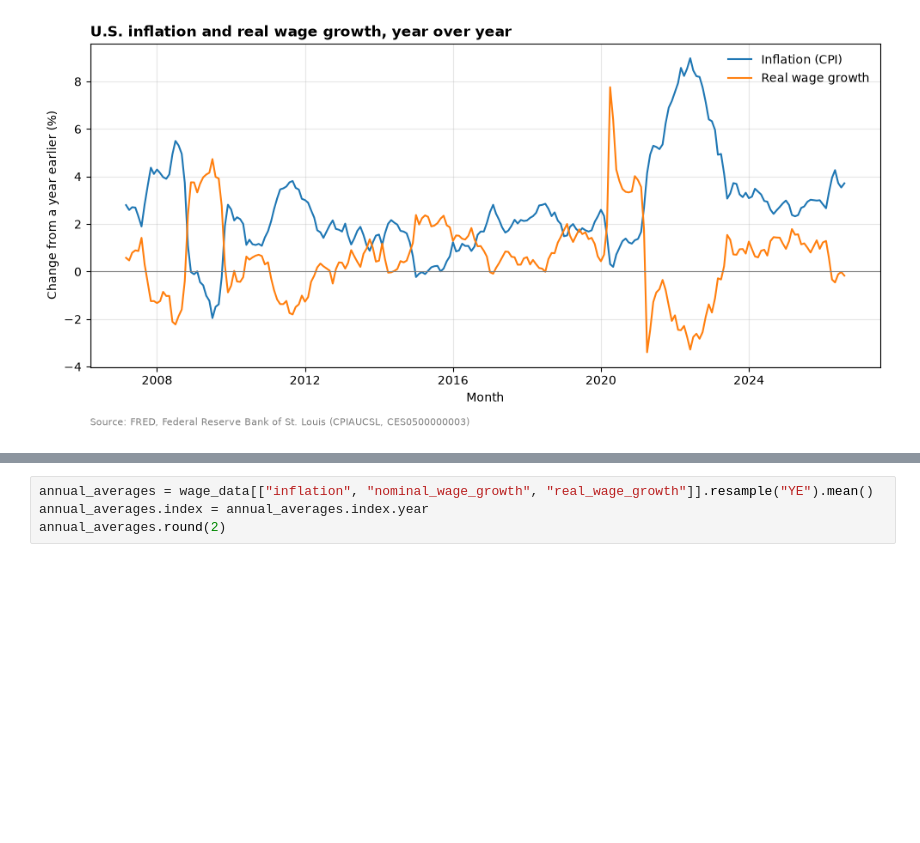
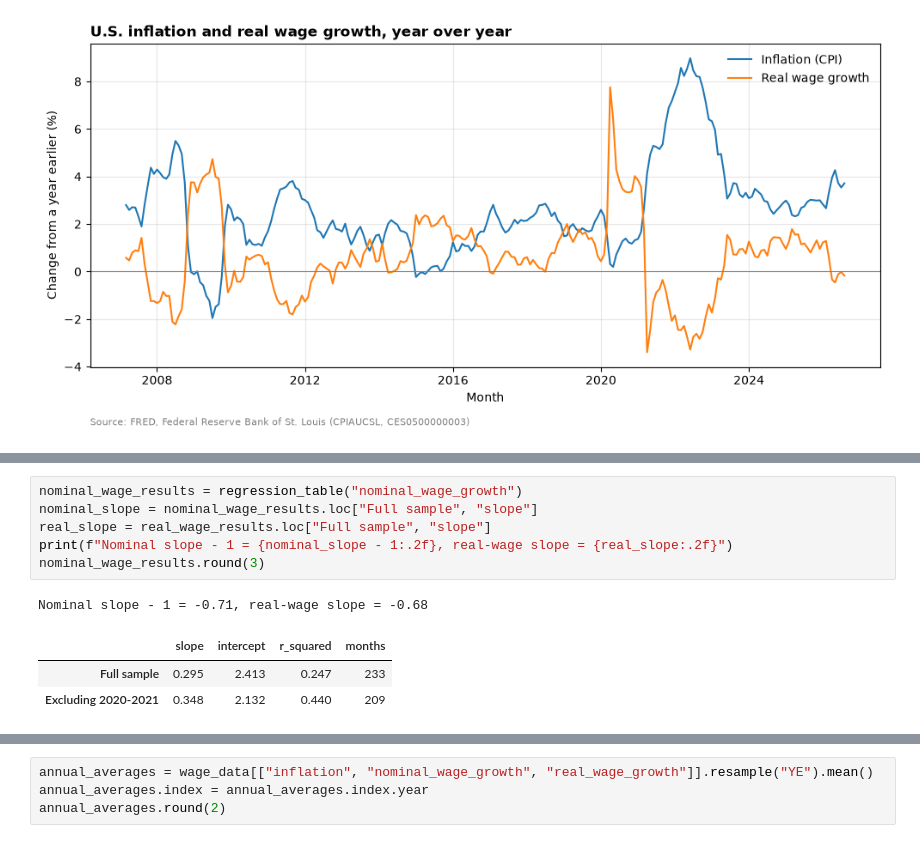
Before and after one commit to JenniferRub/Inflation-Real-Wages, a Jupyter notebook: okun_law_v2.ipynb, the cells around one changed output, grey strips where cells are left out. Cells and saved outputs as stored; diff of their text form; blank space fills up the shorter version.

```diff
--- a/okun_law_v2.ipynb
+++ b/okun_law_v2.ipynb
@@ -185,0 +217,11 @@ plt.show()
+# %%
+nominal_wage_results = regression_table("nominal_wage_growth")
+nominal_slope = nominal_wage_results.loc["Full sample", "slope"]
+real_slope = real_wage_results.loc["Full sample", "slope"]
+print(f"Nominal slope - 1 = {nominal_slope - 1:.2f}, real-wage slope = {real_slope:.2f}")
+nominal_wage_results.round(3)
+# %% [output]
+Nominal slope - 1 = -0.71, real-wage slope = -0.68
+|  | slope | intercept | r_squared | months |
+| Full sample | 0.295 | 2.413 | 0.247 | 233 |
+| Excluding 2020-2021 | 0.348 | 2.132 | 0.440 | 209 |
```
Also changed, not shown: parts of 9 cells of this notebook, 3 other files.
